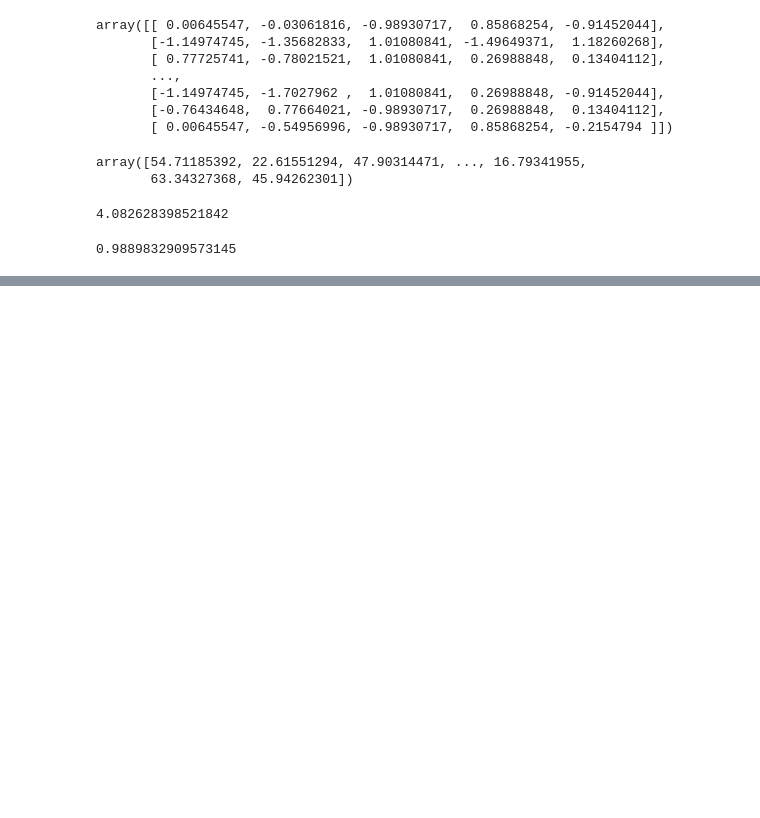
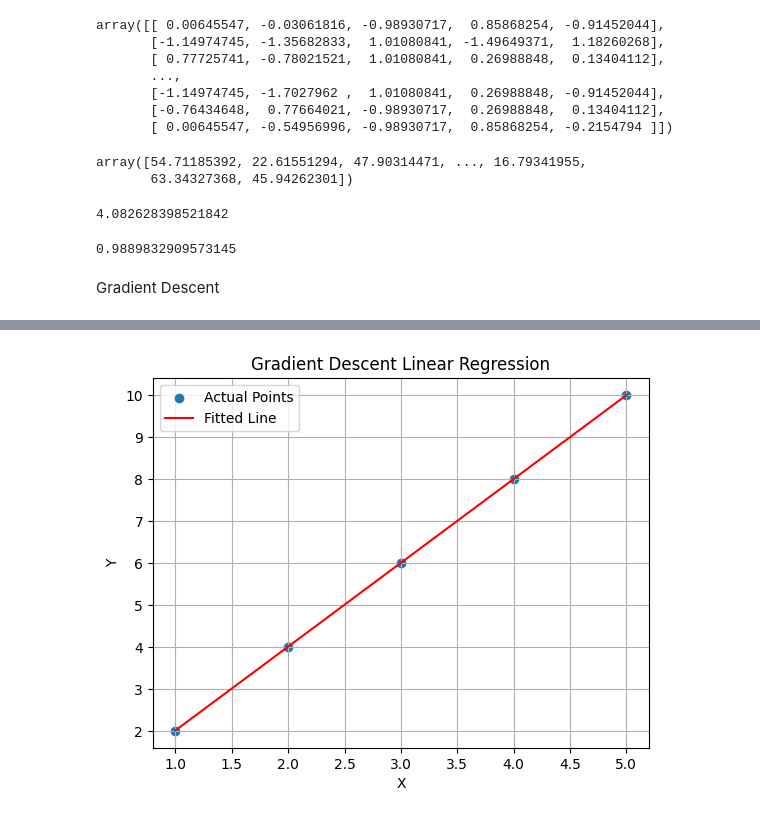
Before and after one commit to DeepuML/Student-Placement-Project, a Jupyter notebook: code/class1.ipynb, the cells around one changed output, grey strips where cells are left out. Cells and saved outputs as stored; diff of their text form; code cells hidden in the pictures; blank space fills up the shorter version.

```diff
--- a/code/class1.ipynb
+++ b/code/class1.ipynb
@@ -230,3 +230,54 @@ r2_score(Y_test, Y_pred)
 import pickle
 with open('student_performance_model.pkl', 'wb') as file:
     pickle.dump((model,standard_scaler,le),file)
+# %% [markdown]
+Gradient Descent
+# %%
+import numpy as np
+import matplotlib.pyplot as plt
+
+# Sample data
+X = np.array([1, 2, 3, 4, 5])
+Y = np.array([2, 4, 6, 8, 10])
+
+# Hyperparameters
+lr = 0.01         # Learning rate
+epochs = 1000     # Number of iterations
+
+# Initialize parameters
+m = 0  # Slope
+c = 0  # Intercept
+n = len(X)
+
+# Gradient Descent loop
+for i in range(1, epochs + 1):
+    Y_pred = m * X + c
+    error = Y - Y_pred
+
+    # Compute gradients
+    dm = (-2 / n) * np.sum(X * error)
+    dc = (-2 / n) * np.sum(error)
+
+    # Update parameters
+    m -= lr * dm
+    c -= lr * dc
+
+    # Compute loss (Mean Squared Error)
+    loss = np.mean(error ** 2)
+
+    # ✅ Print every iteration
+    print(f"Step {i:>4}: m = {m:.4f}, c = {c:.4f}, Loss = {loss:.6f}")
+
+# Final result
+print(f"\nFinal model: y = {m:.2f}x + {c:.2f}")
+
+# Plotting
+plt.scatter(X, Y, label="Actual Points")
+plt.plot(X, m * X + c, color='red', label="Fitted Line")
+plt.legend()
+plt.xlabel("X")
+plt.ylabel("Y")
+plt.title("Gradient Descent Linear Regression")
+plt.grid(True)
+plt.show()
+# %% [output]
@@ -232,0 +301 @@ with open('student_performance_model.pkl', 'wb') as file:
+[figure, added]
```
Also changed, not shown: parts of 4 cells of this notebook.
